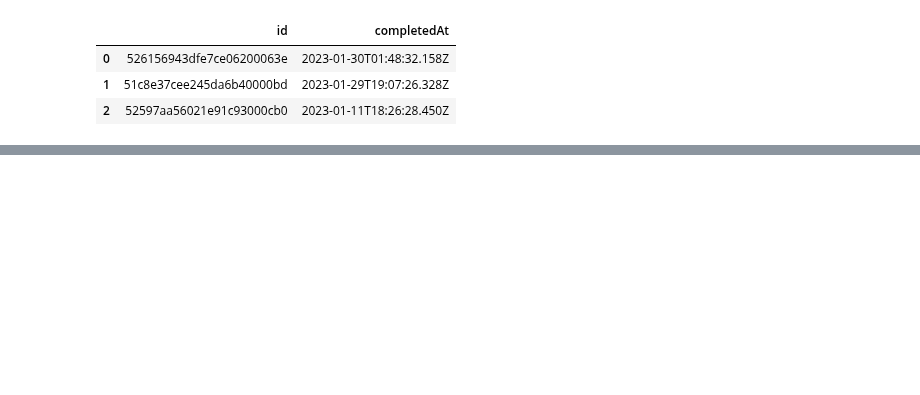
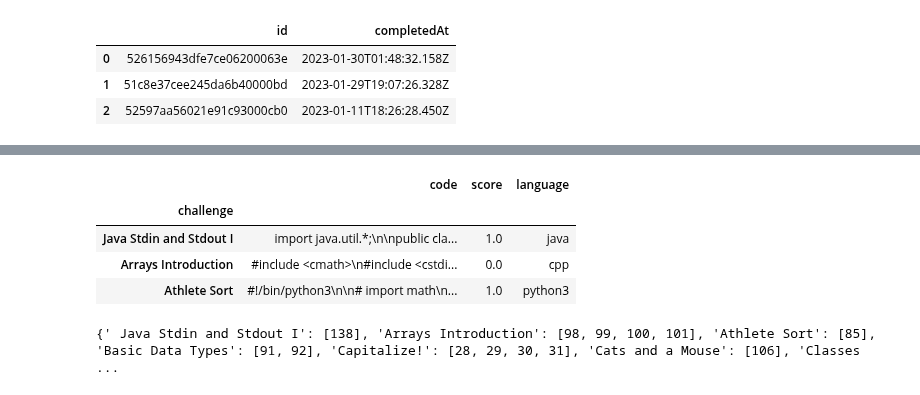
Before and after one commit to emilycardwell/my-jobs, a Jupyter notebook: jupyter_notebooks/prep_coding_editing.ipynb, the cells around one changed output, grey strips where cells are left out. Drawn from its saved outputs; the diff is of its cells as text; code cells hidden in the pictures; blank space fills up the shorter version.

```diff
--- a/jupyter_notebooks/prep_coding_editing.ipynb
+++ b/jupyter_notebooks/prep_coding_editing.ipynb
@@ -82,0 +126,13 @@ new data added sucessfully to /Users/Emily/code/emilycardwell/my-jobs/data/prep_
+# %%
+grouped_subs = subs_df.groupby('challenge')
+grouped_subs.first().head(3)
+# %% [output]
+|  | code | score | language |
+| challenge |  |  |  |
+| Java Stdin and Stdout I | import java.util.*;\n\npublic cla... | 1.0 | java |
+| Arrays Introduction | #include <cmath>\n#include <cstdi... | 0.0 | cpp |
+| Athlete Sort | #!/bin/python3\n\n# import math\n... | 1.0 | python3 |
+# %%
+grouped_subs.groups
+# %% [output]
+{' Java Stdin and Stdout I': [138], 'Arrays Introduction': [98, 99, 100, 101], 'Athlete Sort': [85], 'Basic Data Types': [91, 92], 'Capitalize!': [28, 29, 30, 31], 'Cats and a Mouse': [106], 'Classes  ...
```
Also changed, not shown: parts of 24 cells of this notebook, 5 other files.
